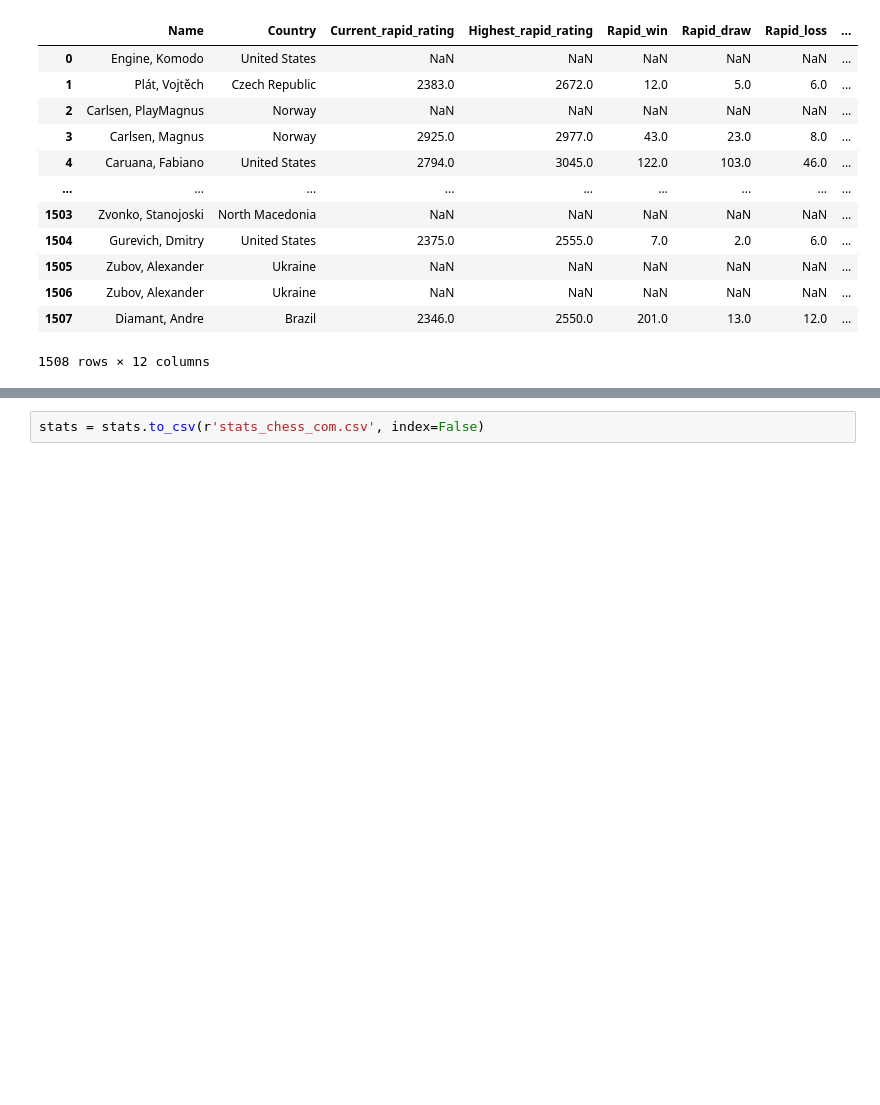
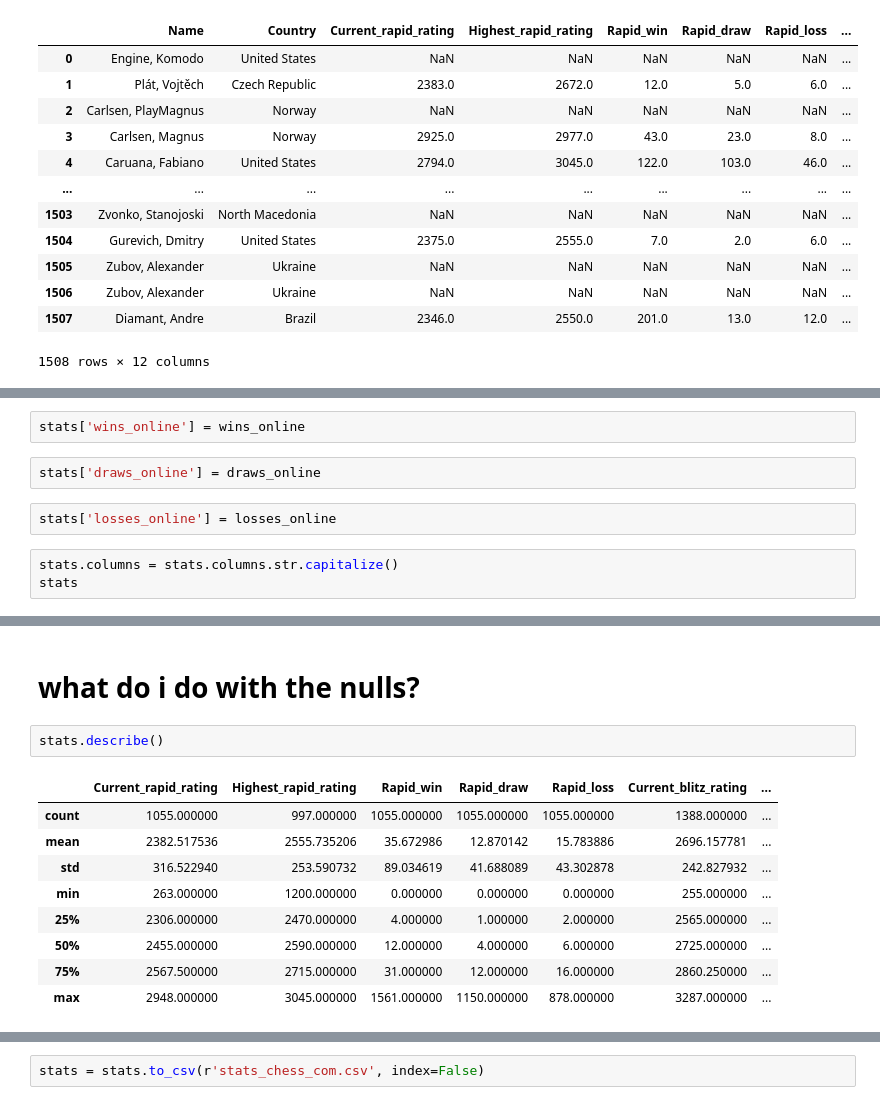
Before and after one commit to BorjaDorado/Chess, a Jupyter notebook: notebooks/Filtrado final.ipynb, the cells around one changed output, grey strips where cells are left out. Drawn from its saved outputs; the diff is of its cells as text; blank space fills up the shorter version.

```diff
--- a/Filtrado final.ipynb
+++ b/notebooks/Filtrado final.ipynb
@@ -137,0 +219,9 @@ stats
+# %%
+stats['wins_online'] = wins_online
+# %%
+stats['draws_online'] = draws_online
+# %%
+stats['losses_online'] = losses_online
+# %%
+stats.columns = stats.columns.str.capitalize()
+stats
@@ -137,0 +242,14 @@ stats
+# %% [markdown]
+# what do i do with the nulls?
+# %%
+stats.describe()
+# %% [output]
+|  | Current_rapid_rating | Highest_rapid_rating | Rapid_win | Rapid_draw | Rapid_loss | Current_blitz_rating | ... |
+| count | 1055.000000 | 997.000000 | 1055.000000 | 1055.000000 | 1055.000000 | 1388.000000 | ... |
+| mean | 2382.517536 | 2555.735206 | 35.672986 | 12.870142 | 15.783886 | 2696.157781 | ... |
+| std | 316.522940 | 253.590732 | 89.034619 | 41.688089 | 43.302878 | 242.827932 | ... |
+| min | 263.000000 | 1200.000000 | 0.000000 | 0.000000 | 0.000000 | 255.000000 | ... |
+| 25% | 2306.000000 | 2470.000000 | 4.000000 | 1.000000 | 2.000000 | 2565.000000 | ... |
+| 50% | 2455.000000 | 2590.000000 | 12.000000 | 4.000000 | 6.000000 | 2725.000000 | ... |
+| 75% | 2567.500000 | 2715.000000 | 31.000000 | 12.000000 | 16.000000 | 2860.250000 | ... |
+| max | 2948.000000 | 3045.000000 | 1561.000000 | 1150.000000 | 878.000000 | 3287.000000 | ... |
```
Also changed, not shown: parts of 31 cells of this notebook, 15 other files.
